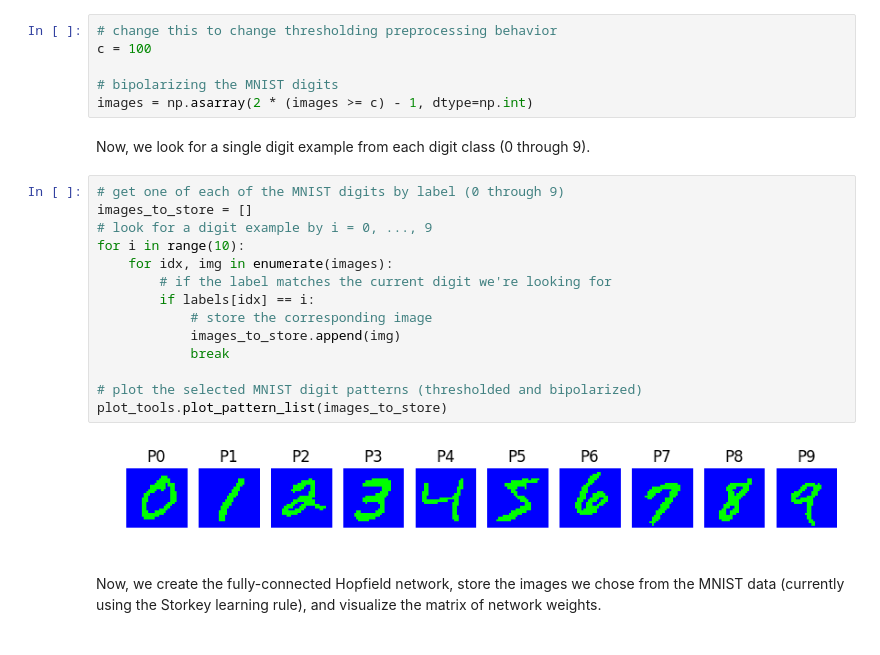
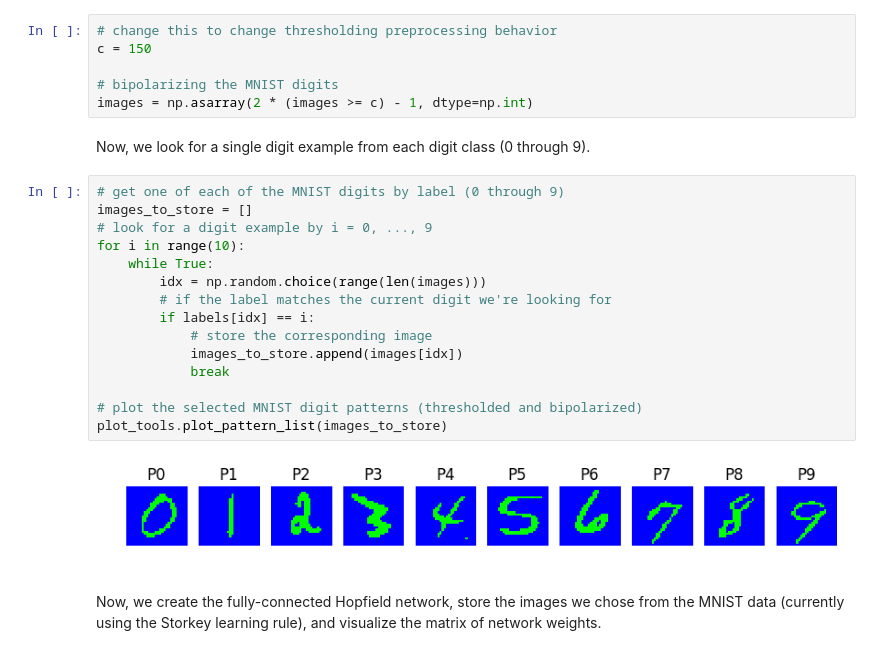
Before and after one commit to djsaunde/Hopfield, a Jupyter notebook: code/Fully Connected Hopfield Network MNIST Experiment.ipynb, the cells around one changed output. Drawn from its saved outputs; the diff is of its cells as text.

```diff
--- a/code/Fully Connected Hopfield Network MNIST Experiment.ipynb
+++ b/code/Fully Connected Hopfield Network MNIST Experiment.ipynb
@@ -31,7 +31,7 @@ images, labels = util.load_mnist()
 Preprocessing data by thresholding values greater than a constant $c$ to 1 and values less than or equal to $c$ to -1.
 # %%
 # change this to change thresholding preprocessing behavior
-c = 100
+c = 150
 
 # bipolarizing the MNIST digits
 images = np.asarray(2 * (images >= c) - 1, dtype=np.int)
@@ -40,19 +40,20 @@ Now, we look for a single digit example from each digit class (0 through 9).
 # %%
 # get one of each of the MNIST digits by label (0 through 9)
 images_to_store = []
 # look for a digit example by i = 0, ..., 9
 for i in range(10):
-    for idx, img in enumerate(images):
+    while True:
+        idx = np.random.choice(range(len(images)))
         # if the label matches the current digit we're looking for
         if labels[idx] == i:
             # store the corresponding image
-            images_to_store.append(img)
+            images_to_store.append(images[idx])
             break
 
 # plot the selected MNIST digit patterns (thresholded and bipolarized)
 plot_tools.plot_pattern_list(images_to_store)
 # %% [output]
-[figure, old version]
+[figure, new version]
 # %% [markdown]
 Now, we create the fully-connected Hopfield network, store the images we chose from the MNIST data (currently using the Storkey learning rule), and visualize the matrix of network weights.
 # %%
```
Also changed, not shown: parts of 3 cells of this notebook.
